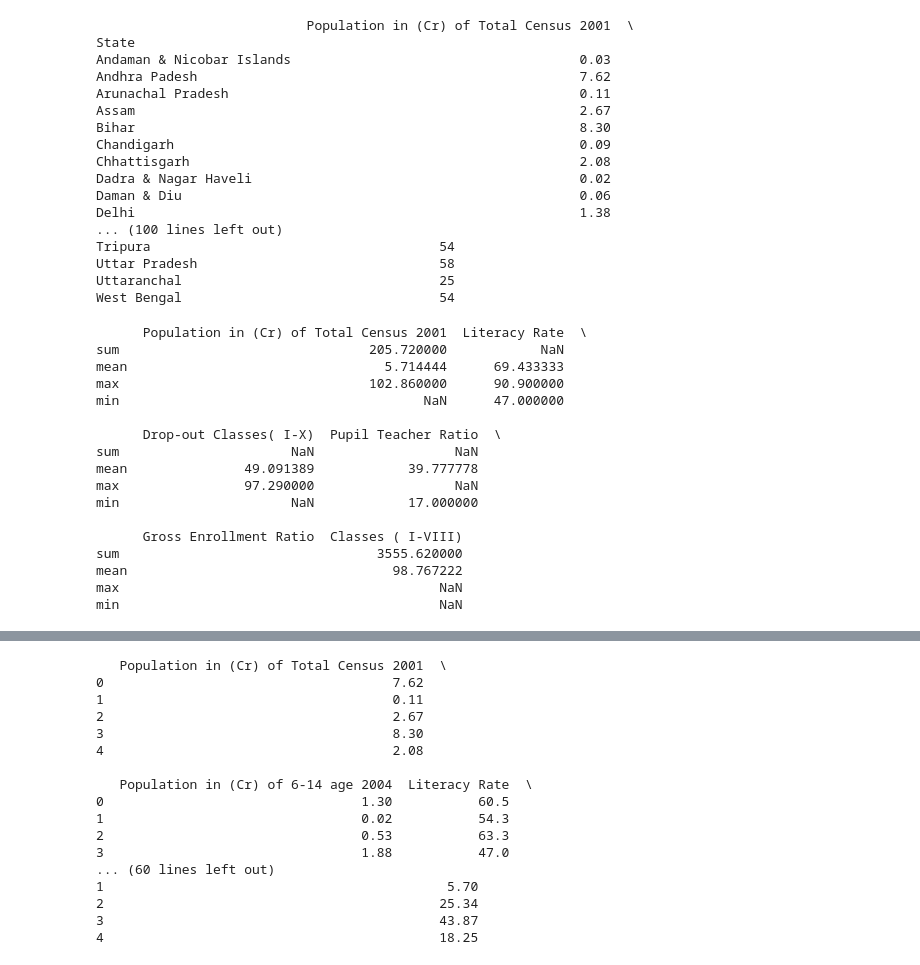
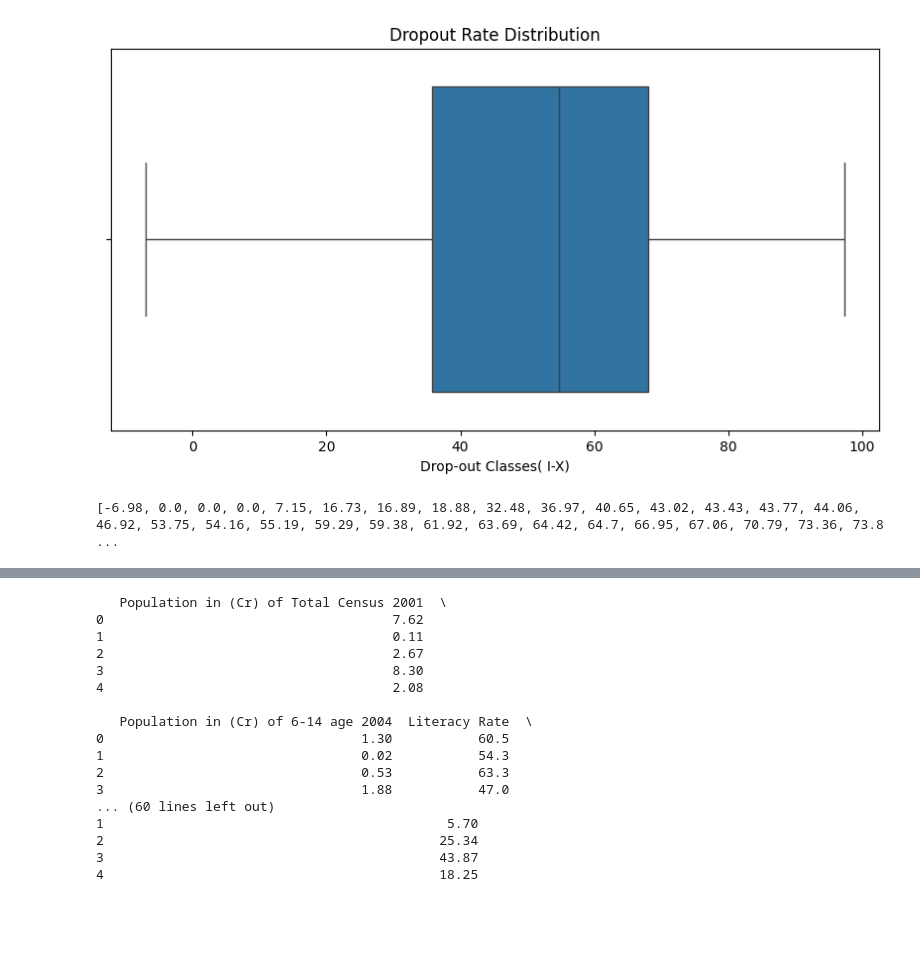
Before and after one commit to Mayank4543/Educationstatistic, a Jupyter notebook: Education.ipynb, the cells around one changed output, grey strips where cells are left out. Drawn from its saved outputs; the diff is of its cells as text; code cells hidden in the pictures; blank space fills up the shorter version.

Commit message:
cleaning and preprocessing dataset

```diff
--- a/Education.ipynb
+++ b/Education.ipynb
@@ -36 +18,9 @@ memory usage: 4.6+ KB
+# %%
+df.loc[:, "Lakh of Population per Institution (University)"] = df["Lakh of Population per Institution (University)"].fillna(df["Lakh of Population per Institution (University)"].median())
+
+df.loc[:, "Lakh of Population per Institution (College)"] = df["Lakh of Population per Institution (College)"].fillna(df["Lakh of Population per Institution (College)"].median())
+
+df.loc[:, "Lakh of Population per Institution (Technical)"] = df["Lakh of Population per Institution (Technical)"].fillna(df["Lakh of Population per Institution (Technical)"].median())
+# %%
+df.drop(columns=["Unnamed: 7"], inplace=True)
 # %%
@@ -91,56 +57,10 @@ West Bengal                                                          8.86
-# %%
-grouped_df = df.groupby("State").agg({
-    "Population in (Cr) of Total Census 2001": "sum",
-    "Literacy Rate": "mean",
-    "Drop-out Classes( I-X)": "max",
-    "Pupil Teacher Ratio": "min"
-})
-
-print(grouped_df)
-# %% [output]
-                           Population in (Cr) of Total Census 2001  \
-State
-Andaman & Nicobar Islands                                     0.03
-Andhra Padesh                                                 7.62
-Arunachal Pradesh                                             0.11
-Assam                                                         2.67
-Bihar                                                         8.30
-Chandigarh                                                    0.09
-Chhattisgarh                                                  2.08
-Dadra & Nagar Haveli                                          0.02
-Daman & Diu                                                   0.06
-Delhi                                                         1.38
-... (100 lines left out)
-Tripura                                     54
-Uttar Pradesh                               58
-Uttaranchal                                 25
-West Bengal                                 54
-# %%
-aggregated_df = df.agg({
-    "Population in (Cr) of Total Census 2001": ["sum", "mean", "max"],
-    "Literacy Rate": ["mean", "min", "max"],
-    "Drop-out Classes( I-X)": ["mean", "max"],
-    "Pupil Teacher Ratio": ["mean", "min"],
-    "Gross Enrollment Ratio  Classes ( I-VIII)": ["sum", "mean"]
-})
-
-# Display the result
-print(aggregated_df)
-# %% [output]
-      Population in (Cr) of Total Census 2001  Literacy Rate  \
-sum                                205.720000            NaN
-mean                                 5.714444      69.433333
-max                                102.860000      90.900000
-min                                       NaN      47.000000
-
-      Drop-out Classes( I-X)  Pupil Teacher Ratio  \
-sum                      NaN                  NaN
-mean               49.091389            39.777778
-max                97.290000                  NaN
-min                      NaN            17.000000
-
-      Gross Enrollment Ratio  Classes ( I-VIII)
-sum                                 3555.620000
-mean                                  98.767222
-max                                         NaN
-min                                         NaN
+# %%
+import seaborn as sns
+import matplotlib.pyplot as plt
+
+plt.figure(figsize=(10,5))
+sns.boxplot(x=df["Drop-out Classes( I-X)"])
+plt.title("Dropout Rate Distribution")
+plt.show()
+# %% [output]
+[figure, added]
@@ -146,0 +69,5 @@ min                                         NaN
+# %%
+dropout=sorted(df["Drop-out Classes( I-X)"])
+print(dataset)
+# %% [output]
+[-6.98, 0.0, 0.0, 0.0, 7.15, 16.73, 16.89, 18.88, 32.48, 36.97, 40.65, 43.02, 43.43, 43.77, 44.06, 46.92, 53.75, 54.16, 55.19, 59.29, 59.38, 61.92, 63.69, 64.42, 64.7, 66.95, 67.06, 70.79, 73.36, 73.8 ...
```
Also changed, not shown: parts of 11 cells of this notebook.
